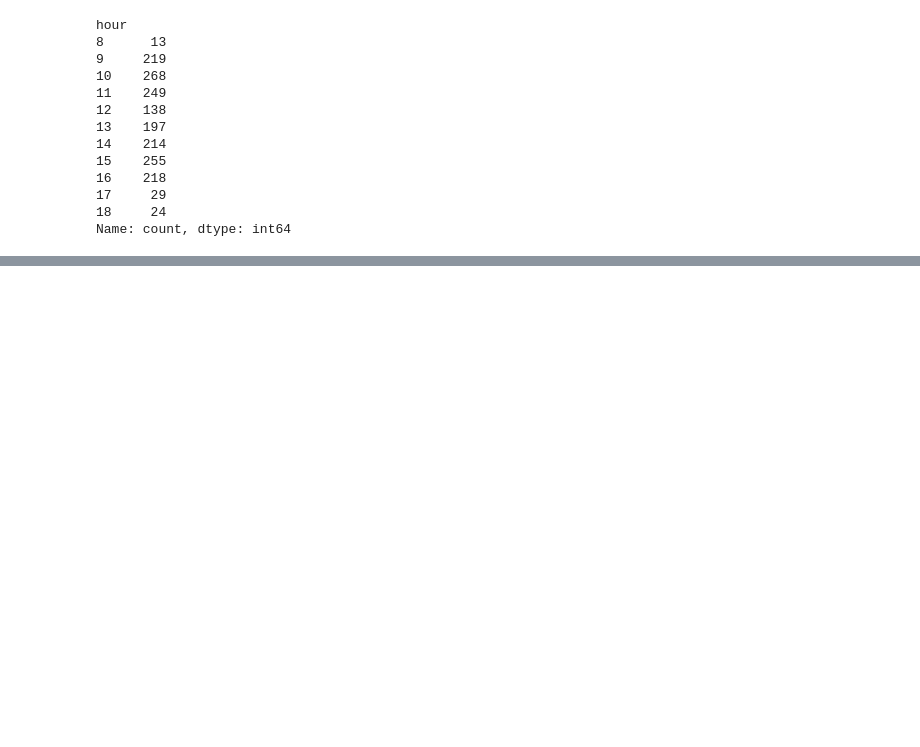
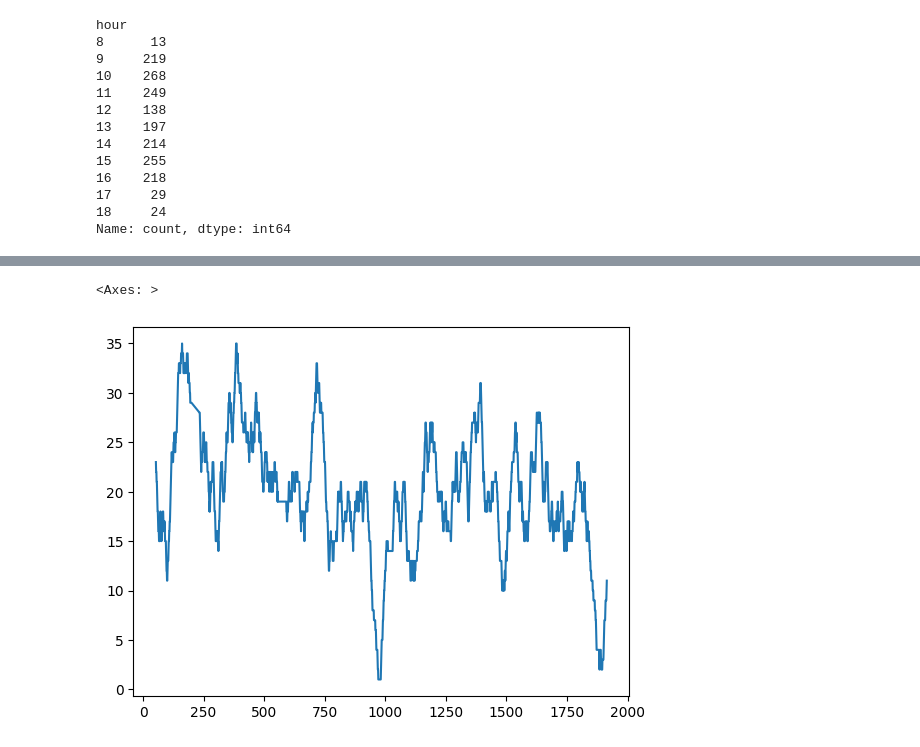
Before and after one commit to pd03-cs-622/LaptopActivityTracker, a Jupyter notebook: data_visualization.ipynb, the cells around one changed output, grey strips where cells are left out. Saved outputs shown, nothing was run; the diff lists cells and outputs as text; code cells hidden in the pictures; blank space fills up the shorter version.

```diff
--- a/data_visualization.ipynb
+++ b/data_visualization.ipynb
@@ -56,0 +85,6 @@ Name: count, dtype: int64
+# %%
+df_all_data_cleaned["window_change"] = df_all_data_cleaned["current_window"] != df_all_data_cleaned["current_window"].shift()
+df_all_data_cleaned["window_change"].rolling(50).sum().plot()
+# %% [output]
+<Axes: >
+[figure, added]
```
Also changed, not shown: parts of 9 cells of this notebook, 2 other files.
